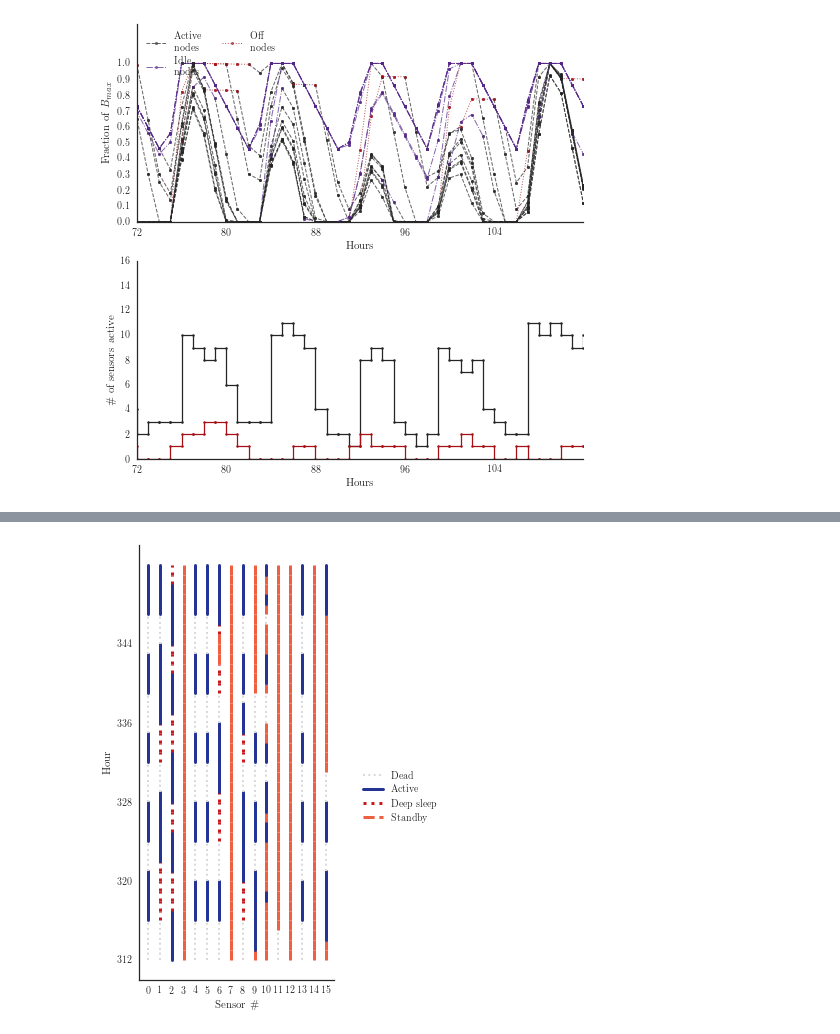
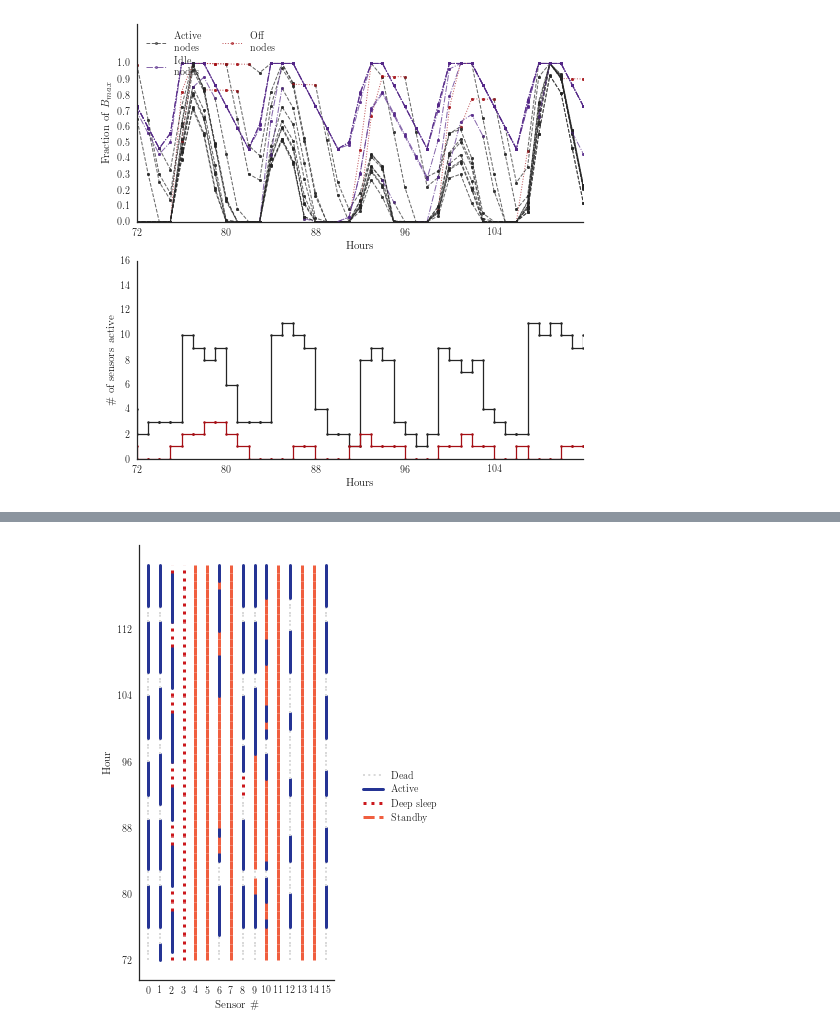
Before and after one commit to jamesjarlathlong/continuous, a Jupyter notebook: visualise_active_three.ipynb, the cells around one changed output, grey strips where cells are left out. Drawn from its saved outputs; the diff is of its cells as text; code cells hidden in the pictures.

```diff
--- a/visualise_active_three.ipynb
+++ b/visualise_active_three.ipynb
@@ -421,10 +421,10 @@ f, a1,a2 = plotthreeoptions(statetracenaive)
 statetrace = statetracelearned
 fig, ax = plt.subplots(1)
 fig.set_size_inches(3.5,8)
-run=2
-startday = 39
+run=3
+startday = 9
 periods = 8#in three hours 8 periods make a full day
-duration =5#days
+duration =6#days
 select = [startday*periods,(startday+duration)*periods]
 fulldata = statetrace['data'][run]
 data = statetrace['data'][run]#[0:select[1]+16]
@@ -438,33 +438,34 @@ for i in range(16):
         sensorstate = state['S'+str(i)]
         status = sensorstate[0]
         battery = sensorstate[1]
         bit = 1 if battery>0 else 0
         if status == 0 and battery>0:
             label ='Active' if flag0 else ''
             ax.plot([ys[idx], ys[idx+1]], [xs[idx],xs[idx+1]], color='#253494', linewidth=3,label=label)#battery/2)
             flag0 =False
         if status == 1 and battery>0:
             label ='Standby' if flag1 else ''
             ax.plot([ys[idx], ys[idx+1]], [xs[idx],xs[idx+1]], color='#f05f40', linewidth=3*bit, linestyle='--',label=label)#battery/2)
             flag1 = False
         if status == 2 and battery>0:
             label = 'Deep sleep' if flag2 else ''
             ax.plot([ys[idx], ys[idx+1]], [xs[idx],xs[idx+1]], color='#cb181d', linewidth=3*bit, linestyle=':',label=label)#battery/2)
             flag2 = False
         if battery == 0:
             label ='Dead' if flag3 else ''
             ax.plot([ys[idx], ys[idx+1]], [xs[idx],xs[idx+1]], color='#d9d9d9', linewidth=2,linestyle=':',label=label)#battery/2)
             flag3=False
 sns.despine()
 yticks = [i for i in range(select[0], select[1]) if i%8==0]
 _ =ax.set_yticks(yticks)
 ax.set_ylabel('Hour')
 xticks = [i for i in range(16)]
 _ =ax.set_xticks(xticks)
 _ = ax.set_xlabel('Sensor \#')
 _=ax.legend(bbox_to_anchor=(1.1,0.5))
 #ax.set_ylim()
+#['S12','S10','S9','S15','S11','S14','S7','S13']
 # %% [output]
-[figure, old version]
+[figure, new version]
 # %%
 #cluster them somehow?
```
Also changed, not shown: parts of 1 cell of this notebook, 1 other file.
